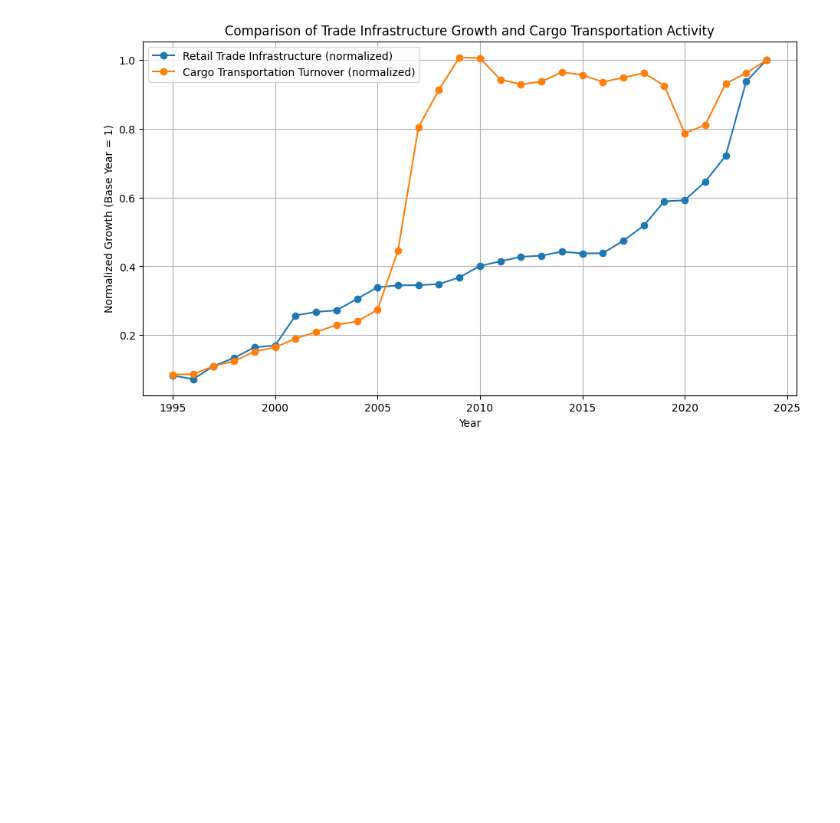
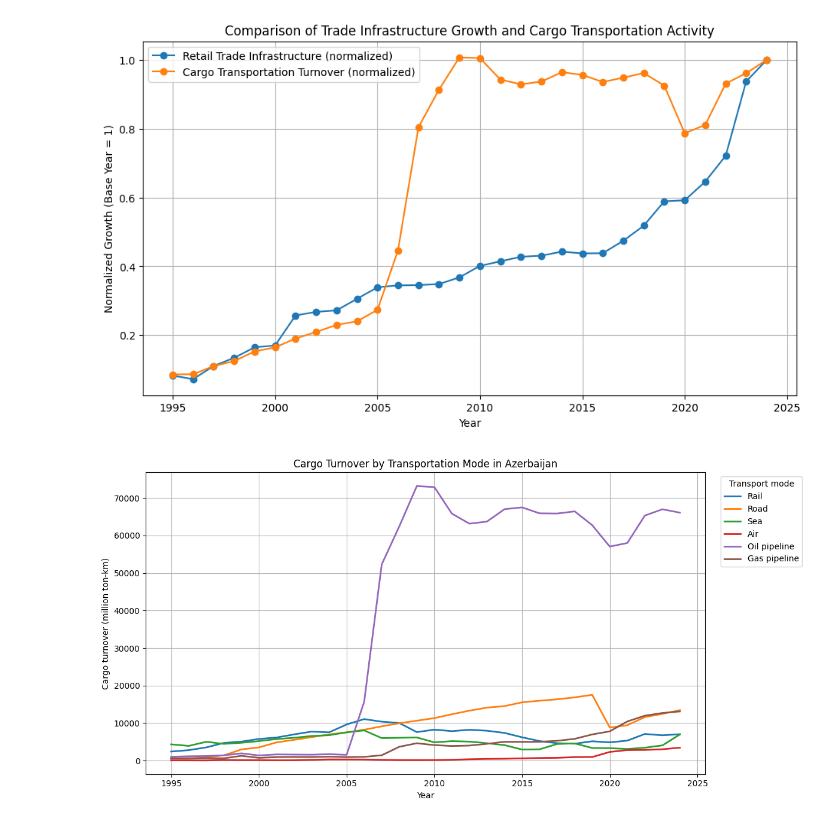
Before and after one commit to Nihad-Suleyman/idda-visualization, a Jupyter notebook: notebooks/analysis.ipynb, the cells around one changed output. Saved outputs shown, nothing was run; the diff lists cells and outputs as text; code cells hidden in the pictures; blank space fills up the shorter version.

```diff
--- a/notebooks/analysis.ipynb
+++ b/notebooks/analysis.ipynb
@@ -86,30 +86,88 @@ plt.show()
 
 ## Final notes
 # The comparison reveals that transportation capacity growth does not keep pace
 # with the rapid expansion of domestic trade infrastructure in recent years.
 # While cargo transportation expanded earlier, retail trade activity intensified
 # later, particularly after 2018.
 # This suggests a growing reliance on existing logistics capacity, which may
 # become a limiting factor for future trade efficiency if not addressed through
 # infrastructure investment.
+
+
+
+mode_cols = [
+    "Dəmir yolu (mln. ton/km)",
+    "Avtomobil (mln. ton/km)",
+    "Dəniz (mln. ton/km)",
+    "Hava (mln. ton/km)",
+    "Boru kəməri (mln. ton/km)",
+    "qaz kəməri (mln. ton/km)"
+]
+
+
+existing_mode_cols = [c for c in mode_cols if c in cargo.columns]
+cargo_long = cargo[["Year"] + existing_mode_cols].copy()
+for c in existing_mode_cols:
+    cargo_long[c] = (
+        cargo_long[c].astype(str)
+        .str.replace(",", ".", regex=False)
+        .str.replace(" ", "", regex=False)
+    )
+    cargo_long[c] = pd.to_numeric(cargo_long[c], errors="coerce")
+
+cargo_long = cargo_long.melt(
+    id_vars="Year",
+    value_vars=existing_mode_cols,
+    var_name="Transport mode",
+    value_name="Cargo turnover (million ton-km)"
+)
+
+
+cargo_long["Transport mode"] = cargo_long["Transport mode"].replace({
+    "Dəmir yolu (mln. ton/km)": "Rail",
+    "Avtomobil (mln. ton/km)": "Road",
+    "Dəniz (mln. ton/km)": "Sea",
+    "Hava (mln. ton/km)": "Air",
+    "Boru kəməri (mln. ton/km)": "Oil pipeline",
+    "qaz kəməri (mln. ton/km)": "Gas pipeline"
+})
+
+
+plt.figure(figsize=(12,6))
+sns.lineplot(
+    data=cargo_long,
+    x="Year",
+    y="Cargo turnover (million ton-km)",
+    hue="Transport mode",
+    linewidth=2
+)
+
+plt.title("Cargo Turnover by Transportation Mode in Azerbaijan")
+plt.xlabel("Year")
+plt.ylabel("Cargo turnover (million ton-km)")
+plt.legend(title="Transport mode", bbox_to_anchor=(1.02, 1), loc="upper left")
+plt.grid(True)
+plt.tight_layout()
+plt.show()
 # %% [output]
 <class 'pandas.DataFrame'>
 RangeIndex: 30 entries, 0 to 29
 Data columns (total 9 columns):
  #   Column                                                                                               Non-Null Count  Dtype
 ---  ------                                                                                               --------------  -----
  0   Year                                                                                                 30 non-null     int64
  1   Unnamed: 1                                                                                           0 non-null      float64
  2   Ticarət, nəqliyyat vasitələrinin təmiri və onlara texniki xidmət müəssisələrinin sayı, vahid (ədəd)  30 non-null     float64
  3   Əşya, ərzaq və qarışıq məhsullar üzrə bazar və yarmarkaların sayı, vahid (ədəd)                      30 non-null     float64
  4   Bazarlarda və yarmarkalarda ticarət yerlərinin sayı, vahid (ədəd)                                    30 non-null     float64
  5   Hüquqi şəxs yaratmadan ticarətlə məşğul olan fərdi sahibkarların sayı, vahid (nəfər)                 30 non-null     float64
  6   Mağazaların sayı, vahid (ədəd)                                                                       30 non-null     float64
 ... (17 lines left out)
  8   qaz kəməri (mln. ton/km)   30 non-null     float64
  9   Avtomobil (mln. ton/km)    30 non-null     float64
 dtypes: float64(9), int64(1)
 memory usage: 2.5 KB
 [figure]
 [figure]
 [figure]
+[figure, added]
```
